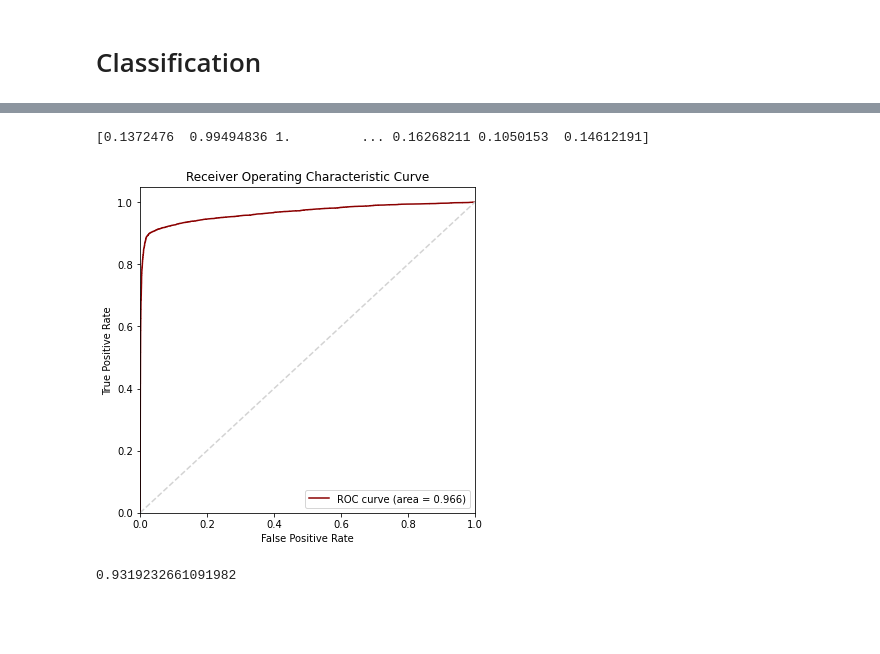
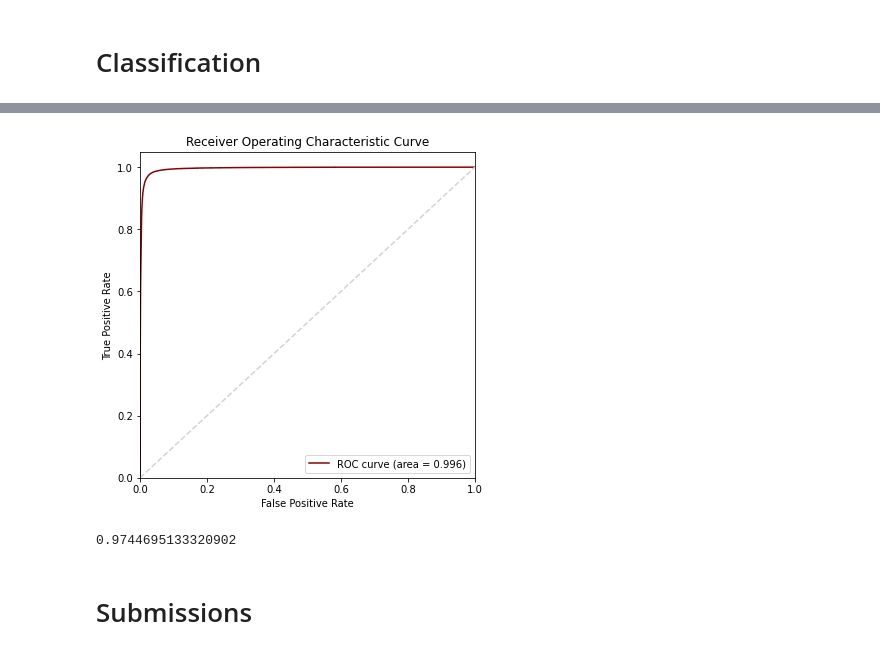
Before and after one commit to maximecharpentierdata/link-prediction, a Jupyter notebook: notebooks/features_engineering.ipynb, the cells around one changed output, grey strips where cells are left out. Cells and saved outputs as stored; diff of their text form; code cells hidden in the pictures; blank space fills up the shorter version.

```diff
--- a/notebooks/features_engineering.ipynb
+++ b/notebooks/features_engineering.ipynb
@@ -18,39 +181,23 @@ test_features = feature_extractor(sub_graph, test_samples, [graph_feature_extrac
+# %%
+model.eval()
+test_preds = [
+    model(feature) for feature, label in test_loader
+]
+# %%
+test_preds = torch.Tensor(test_preds).tolist()
+# %%
+fpr, tpr, thresholds = roc_curve(test_labels, test_preds)
+roc_auc = roc_auc_score(test_labels, test_preds)
 # %%
-def prediction(train_features, test_features, train_labels, test_labels):
-    """
-    Downstream ML task using edge embeddings to classify them
-    """
-
-    # --- Build the model and train it ---
-    # Fill in the blanks
-
-    lr = LogisticRegression()
-    lr.fit(train_features, train_labels)
-
-    train_preds = lr.predict_proba(train_features)[:, 1]
-    test_preds = lr.predict_proba(test_features)[:, 1]
-
-    print(test_preds)
-
-    # --- Compute Area Under the Receiver Operating Characteristic Curve (ROC AUC) from predictions ---
-    # Fill in the blanks
-    fpr, tpr, _ = roc_curve(test_labels, test_preds)
-    roc_auc = roc_auc_score(test_labels, test_preds)
-
-    plt.figure(figsize=(6,6))
-    plt.plot(fpr, tpr, color='darkred', label='ROC curve (area = %0.3f)' % roc_auc)
-    plt.plot([0, 1], [0, 1], color='lightgray', linestyle='--')
-    plt.xlim([0.0, 1.0])
-    plt.ylim([0.0, 1.05])
-    plt.xlabel('False Positive Rate')
-    plt.ylabel('True Positive Rate')
-    plt.title('Receiver Operating Characteristic Curve')
-    plt.legend(loc="lower right")
-    plt.show()
-
-    return lr, roc_auc
+plt.figure(figsize=(6,6))
+plt.plot(fpr, tpr, color='darkred', label='ROC curve (area = %0.3f)' % roc_auc)
+plt.plot([0, 1], [0, 1], color='lightgray', linestyle='--')
+plt.xlim([0.0, 1.0])
+plt.ylim([0.0, 1.05])
+plt.xlabel('False Positive Rate')
+plt.ylabel('True Positive Rate')
+plt.title('Receiver Operating Characteristic Curve')
+plt.legend(loc="lower right")
+plt.show()
+# %% [output]
+[figure, added]
-# %%
-lr, roc_auc = prediction(train_features, test_features, train_labels, test_labels)
-# %% [output]
-[0.1372476  0.99494836 1.         ... 0.16268211 0.1050153  0.14612191]
-[figure, removed]
@@ -57,5 +206,7 @@ lr, roc_auc = prediction(train_features, test_features, train_labels, test_label
 # %%
-test_preds = lr.predict(test_features)
-f1_score(test_labels, test_preds)
+#test_preds = lr.predict(test_features)
+f1_score(test_labels, [pred > th for pred in test_preds])
 # %% [output]
-0.9319232661091982
+0.9744695133320902
+# %% [markdown]
+# Submissions
```
Also changed, not shown: parts of 24 cells of this notebook.
